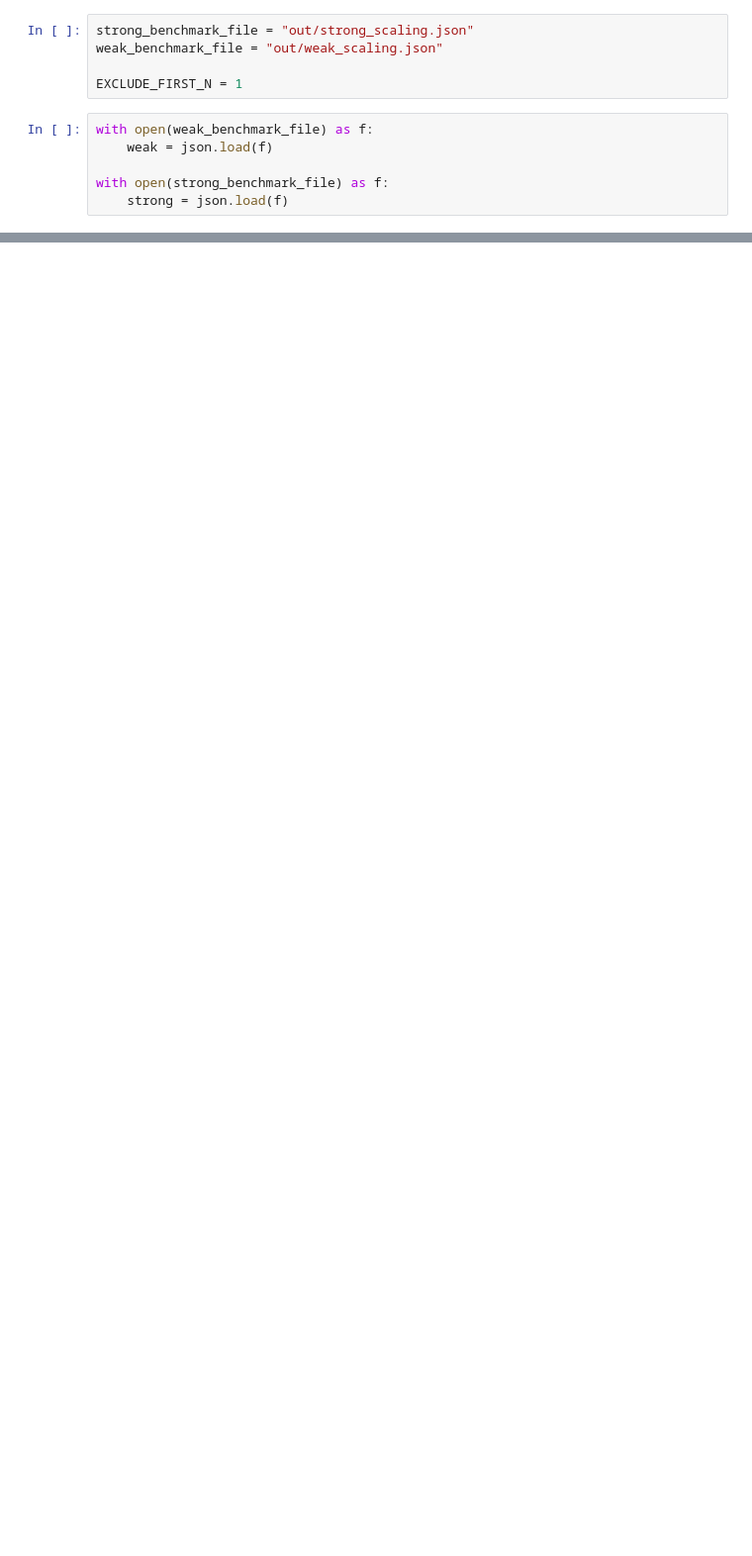
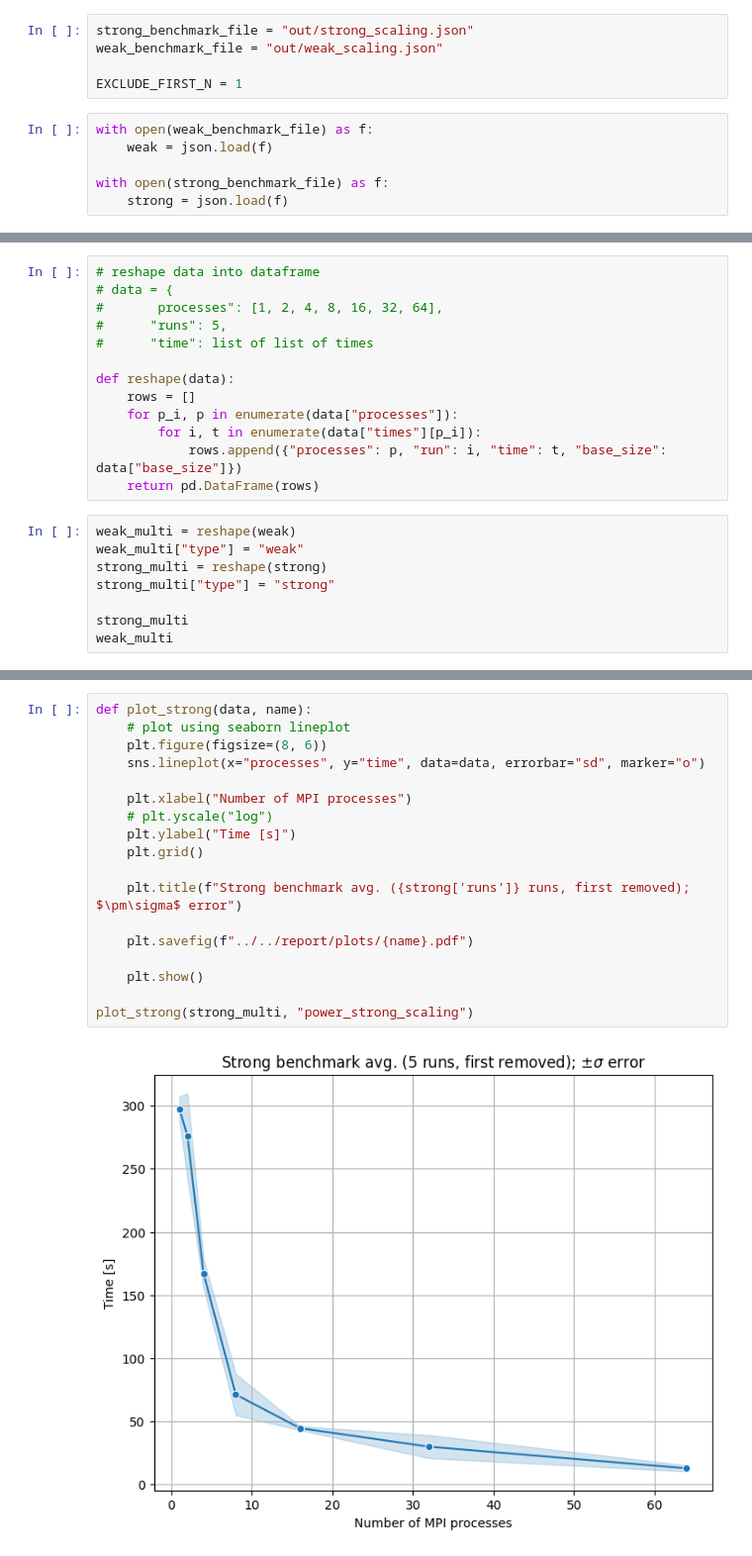
Before and after one commit to benedict-armstrong/hpc, a Jupyter notebook: project04/code/powermethod/plots.ipynb, the cells around one changed output, grey strips where cells are left out. Shown: that part at 99% size. Cells and saved outputs as stored; diff of their text form; blank space fills up the shorter version.

Commit message:
nicer scaling plots

```diff
--- a/project04/code/powermethod/plots.ipynb
+++ b/project04/code/powermethod/plots.ipynb
@@ -164,0 +17,21 @@ plt.savefig("../../report/plots/weak_efficiency.pdf")
+# %%
+# reshape data into dataframe
+# data = {
+#       processes": [1, 2, 4, 8, 16, 32, 64],
+#      "runs": 5,
+#      "time": list of list of times
+
+def reshape(data):
+    rows = []
+    for p_i, p in enumerate(data["processes"]):
+        for i, t in enumerate(data["times"][p_i]):
+            rows.append({"processes": p, "run": i, "time": t, "base_size": data["base_size"]})
+    return pd.DataFrame(rows)
+# %%
+weak_multi = reshape(weak)
+weak_multi["type"] = "weak"
+strong_multi = reshape(strong)
+strong_multi["type"] = "strong"
+
+strong_multi
+weak_multi
@@ -164,0 +52,20 @@ plt.savefig("../../report/plots/weak_efficiency.pdf")
+# %%
+def plot_strong(data, name):
+    # plot using seaborn lineplot
+    plt.figure(figsize=(8, 6))
+    sns.lineplot(x="processes", y="time", data=data, errorbar="sd", marker="o")
+
+    plt.xlabel("Number of MPI processes")
+    # plt.yscale("log")
+    plt.ylabel("Time [s]")
+    plt.grid()
+
+    plt.title(f"Strong benchmark avg. ({strong['runs']} runs, first removed); $\pm\sigma$ error")
+
+    plt.savefig(f"../../report/plots/{name}.pdf")
+
+    plt.show()
+
+plot_strong(strong_multi, "power_strong_scaling")
+# %% [output]
+[figure, added]
```
Also changed, not shown: parts of 9 cells of this notebook, 12 other files.
